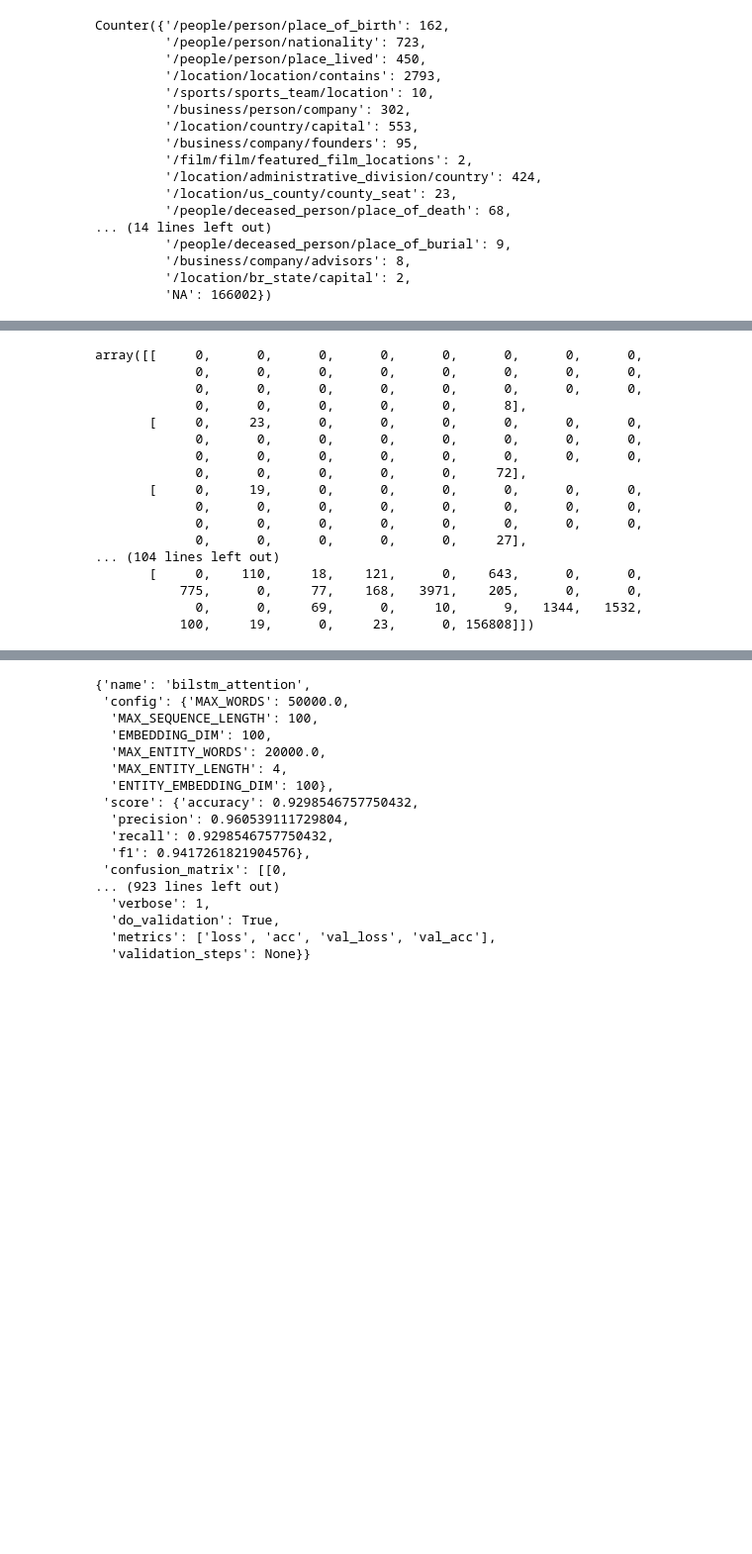
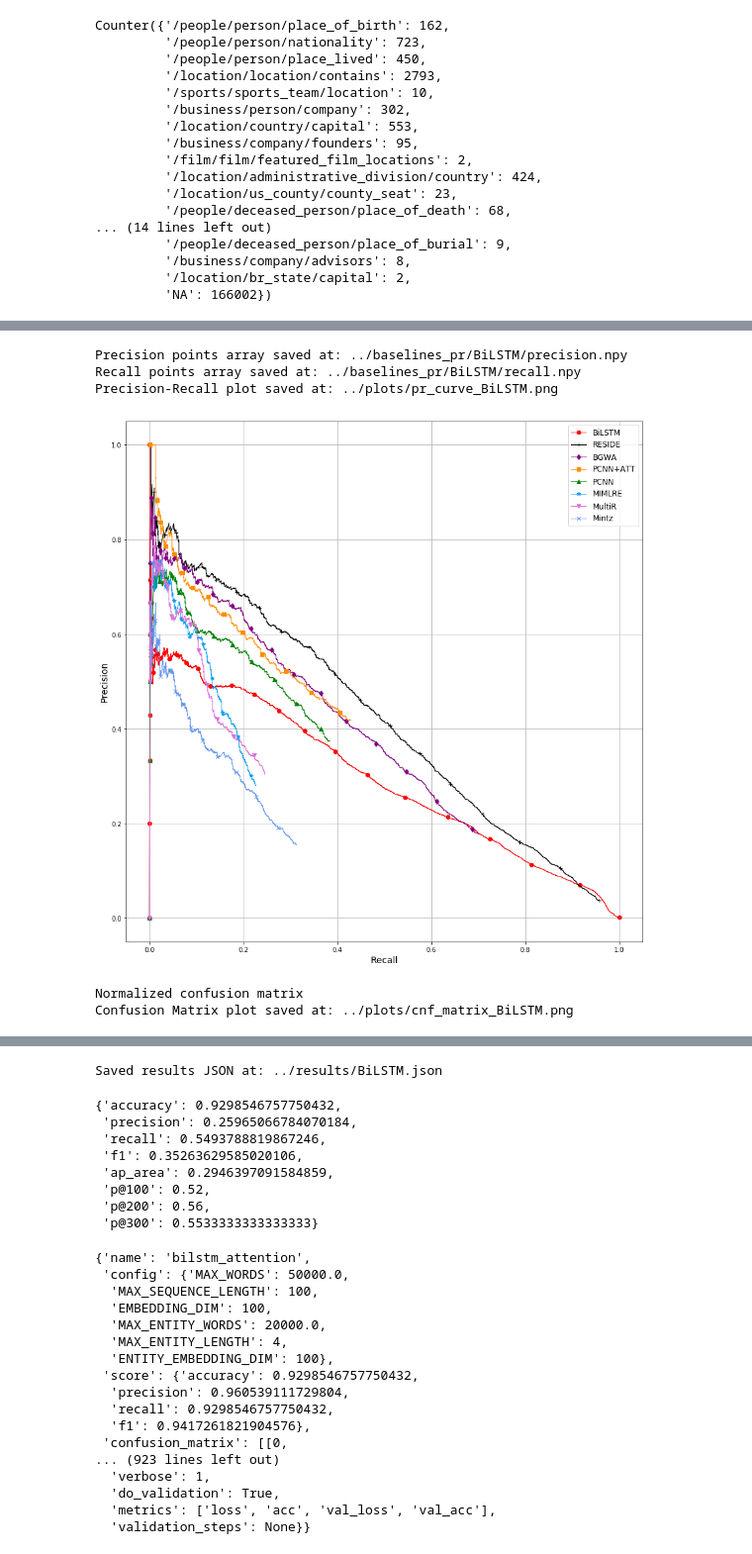
Before and after one commit to antonpetkoff/relation-extraction, a Jupyter notebook: notebooks/bi-lstm.ipynb, the cells around one changed output, grey strips where cells are left out. Shown at 99% size. Drawn from its saved outputs; the diff is of its cells as text; code cells hidden in the pictures; blank space fills up the shorter version.

Commit message:
Evaluate Bi-LSTM model

```diff
--- a/notebooks/bi-lstm.ipynb
+++ b/notebooks/bi-lstm.ipynb
@@ -15,6 +15,8 @@ import visualization
 import evaluation
 
 # importlib.reload(visualization)
+# %%
+NAME='BiLSTM'
 # %%
 np.random.seed(42)
 # %%
@@ -262,5 +266,5 @@ Epoch 5/5
 # %%
-model.save('../trained_models/bi_lstm_attention_5_no_class_weights.h5')
+model.load_weights('../trained_models/bi_lstm_attention_5_no_class_weights.h5')
 # %%
 test_sequences = tokenizer.texts_to_sequences(df_test_x['sentence'])
 padded_test_sequences = pad_sequences(test_sequences, maxlen=MAX_SEQUENCE_LENGTH)
@@ -326,13 +322,3 @@ Counter({'/people/person/place_of_birth': 162,
          '/business/company/advisors': 8,
          '/location/br_state/capital': 2,
          'NA': 166002})
-# %%
-# Precision-Recall Curve
-precision, recall, threshold = evaluation.compute_precision_recall_curve(
-    y_true=df_test_y.values.reshape(-1, 1),
-    y_pred=predicted_labels.reshape(-1, 1),
-    classes=classes.reshape(-1, 1)
-)
-
-plt.rcParams["figure.figsize"] = (12, 12)
-visualization.plot_precision_recall_curve(precision, recall)
@@ -344,28 +325,15 @@ score = evaluation.compute_score(predicted_labels, gold_labels, labels=classes)
-# %%
-from sklearn.metrics import confusion_matrix
-
-# Compute confusion matrix
-cnf_matrix = confusion_matrix(
-    y_true=gold_labels,
-    y_pred=predicted_labels,
-    labels=classes
-)
-cnf_matrix
-# %% [output]
-array([[     0,      0,      0,      0,      0,      0,      0,      0,
-             0,      0,      0,      0,      0,      0,      0,      0,
-             0,      0,      0,      0,      0,      0,      0,      0,
-             0,      0,      0,      0,      0,      8],
-       [     0,     23,      0,      0,      0,      0,      0,      0,
-             0,      0,      0,      0,      0,      0,      0,      0,
-             0,      0,      0,      0,      0,      0,      0,      0,
-             0,      0,      0,      0,      0,     72],
-       [     0,     19,      0,      0,      0,      0,      0,      0,
-             0,      0,      0,      0,      0,      0,      0,      0,
-             0,      0,      0,      0,      0,      0,      0,      0,
-             0,      0,      0,      0,      0,     27],
-... (104 lines left out)
-       [     0,    110,     18,    121,      0,    643,      0,      0,
-           775,      0,     77,    168,   3971,    205,      0,      0,
-             0,      0,     69,      0,     10,      9,   1344,   1532,
-           100,     19,      0,     23,      0, 156808]])
+# %%
+evaluation.evaluate(
+    y_actual=gold_labels.values.reshape(-1, 1),
+    y_pred=predicted_labels,
+    y_pred_probs=predictions,
+    classes=classes,
+    name=NAME
+)
+# %% [output]
+Precision points array saved at: ../baselines_pr/BiLSTM/precision.npy
+Recall points array saved at: ../baselines_pr/BiLSTM/recall.npy
+Precision-Recall plot saved at: ../plots/pr_curve_BiLSTM.png
+[figure, added]
+Normalized confusion matrix
+Confusion Matrix plot saved at: ../plots/cnf_matrix_BiLSTM.png
@@ -372,3 +341,12 @@ array([[     0,      0,      0,      0,      0,      0,      0,      0,
+Saved results JSON at: ../results/BiLSTM.json
+{'accuracy': 0.9298546757750432,
+ 'precision': 0.25965066784070184,
+ 'recall': 0.5493788819867246,
+ 'f1': 0.35263629585020106,
+ 'ap_area': 0.2946397091584859,
+ 'p@100': 0.52,
+ 'p@200': 0.56,
+ 'p@300': 0.5533333333333333}
 # %%
 def get_results(name, config, score, cnf_matrix, history):
     return {
```
Also changed, not shown: parts of 9 cells of this notebook, 4 other files.
